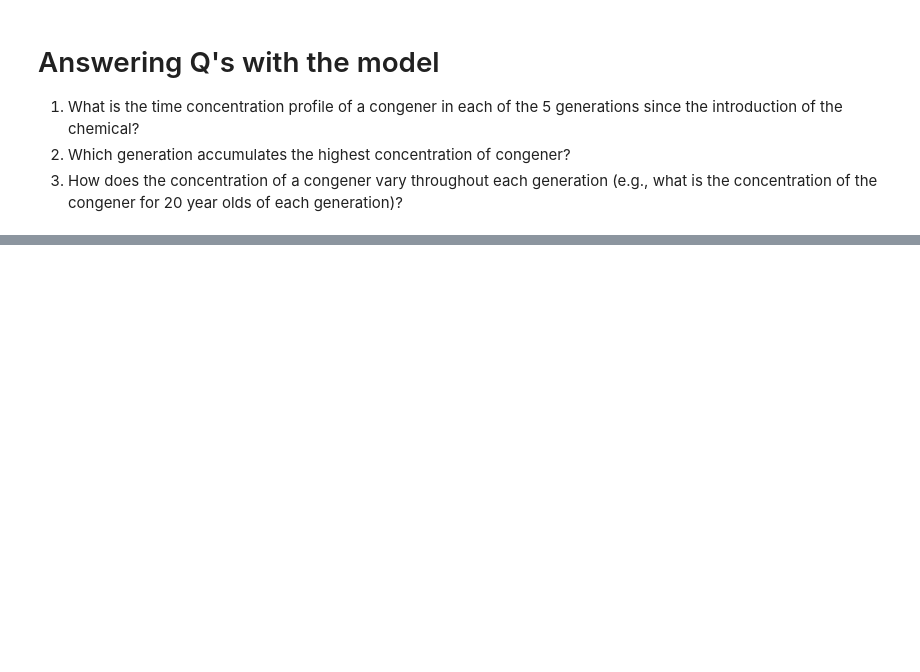
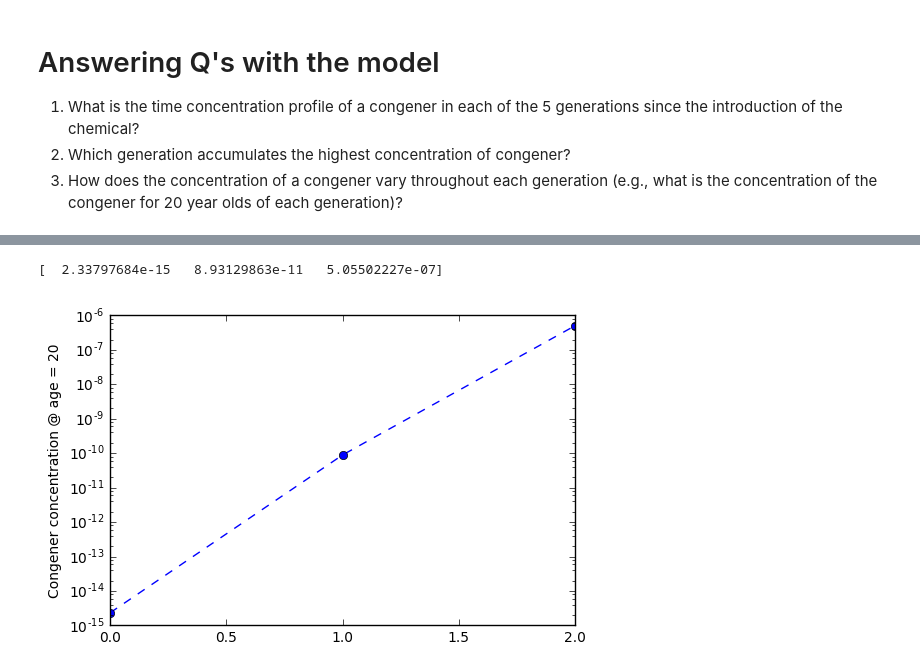
Before and after one commit to PandaStabber/pbpk_breastmilk, a Jupyter notebook: examples/pk_milk_basic_functionality_example.ipynb, the cells around one changed output, grey strips where cells are left out. Cells and saved outputs as stored; diff of their text form; code cells hidden in the pictures; blank space fills up the shorter version.

```diff
--- a/examples/pk_milk_basic_functionality_example.ipynb
+++ b/examples/pk_milk_basic_functionality_example.ipynb
@@ -252,0 +259,39 @@ TypeError: max() got multiple values for argument 'axis'
+# %%
+# 3. How does the concentration of a congener vary throughout each generation
+#(e.g., what is the concentration of the congener for 20 year olds of each generation)?
+total_y =[]
+for gen in range(0, pk_milk_base.gens*pk_milk_base.odes_in_each_generation)[1::2]:
+    total_y.append(pk_milk_base.dydt_solution[gen][:])
+
+all_totals = pd.DataFrame(total_y).T
+n_steps = np.int(pk_milk_base.n_steps)
+
+# create a column that tracks the real year.
+all_totals['year'] = np.arange(0,n_steps,1)*(pk_milk_base.delta_t)
+# print (all_totals)
+
+# vector of concentrations where everyone is the same age
+static_age_selected = []
+age_array = 20 # years
+for gen in range(1,pk_milk_base.gens+1):
+    static_age_selected.append(gen*age_array)
+
+#initialize a dataframe to store the concentrations at each age
+concentration_at_static_age_selected = pd.DataFrame()
+for gen in range(0,pk_milk_base.gens):
+    #select rows whose year value is equivalent to the generation static age selected
+    concentration_at_static_age_selected = concentration_at_static_age_selected.append(all_totals.loc[all_totals['year']==static_age_selected[gen]])
+
+# convert dataframe to matrix for convenience
+concentration_at_static_age_selected_matrix = concentration_at_static_age_selected.as_matrix()
+
+# the diagonals are the concentrations at each age
+print (concentration_at_static_age_selected_matrix.diagonal())
+# print(np.arange(0,pk_milk_base.gens))
+plt.plot(np.arange(0,pk_milk_base.gens),concentration_at_static_age_selected_matrix.diagonal(),'--o')
+plt.semilogy()
+plt.ylabel('Congener concentration @ age = ' + str(age_array))
+plt.show()
+# %% [output]
+[  2.33797684e-15   8.93129863e-11   5.05502227e-07]
+[figure, added]
```
Also changed, not shown: parts of 10 cells of this notebook.
